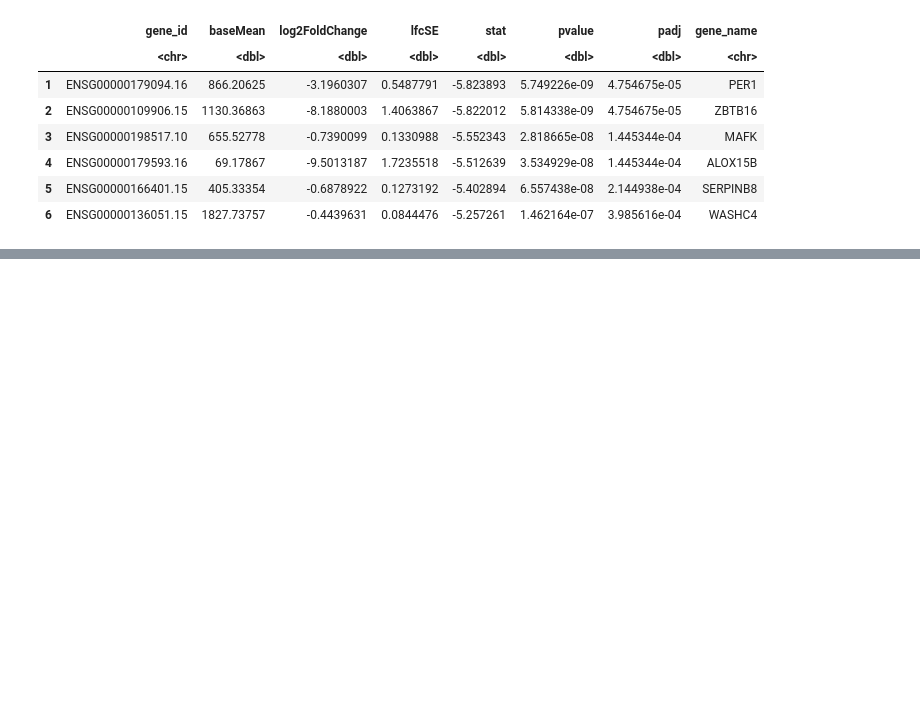
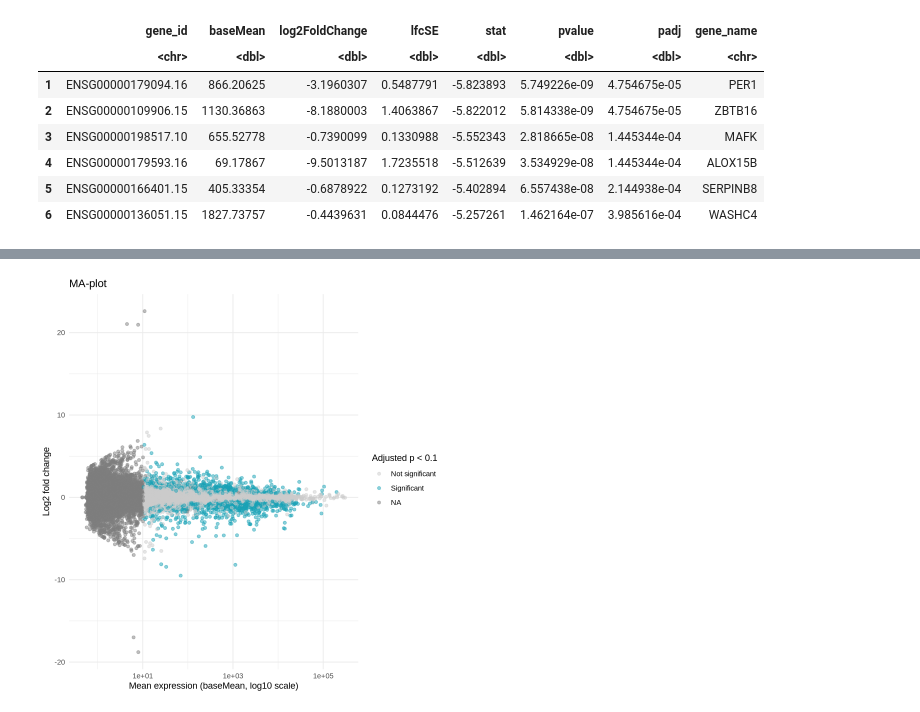
Before and after one commit to anb94/bioc-rnaseq-workflow, a Jupyter notebook: rna-seq-analysis.ipynb, the cells around one changed output, grey strips where cells are left out. Cells and saved outputs as stored; diff of their text form; code cells hidden in the pictures; blank space fills up the shorter version.

```diff
--- a/rna-seq-analysis.ipynb
+++ b/rna-seq-analysis.ipynb
@@ -326,0 +371,17 @@ A data.frame: 6 × 8
+# %%
+ma_df <- as.data.frame(res) %>%
+  tibble::rownames_to_column(var = "gene_id")
+
+ggplot(ma_df, aes(x = baseMean, y = log2FoldChange, color = padj < 0.1)) +
+  geom_point(alpha = 0.5, size = 1.5) +
+  scale_x_log10() +
+  scale_color_manual(values = c("TRUE" = "#19a1b6ff", "FALSE" = "grey80"), labels = c("Not significant", "Significant")) +
+  labs(
+    title = "MA-plot",
+    x = "Mean expression (baseMean, log10 scale)",
+    y = "Log2 fold change",
+    color = "Adjusted p < 0.1"
+  ) +
+  theme_minimal()
+# %% [output]
+[figure, added]
```
Also changed, not shown: parts of 17 cells of this notebook, 1 other file.
